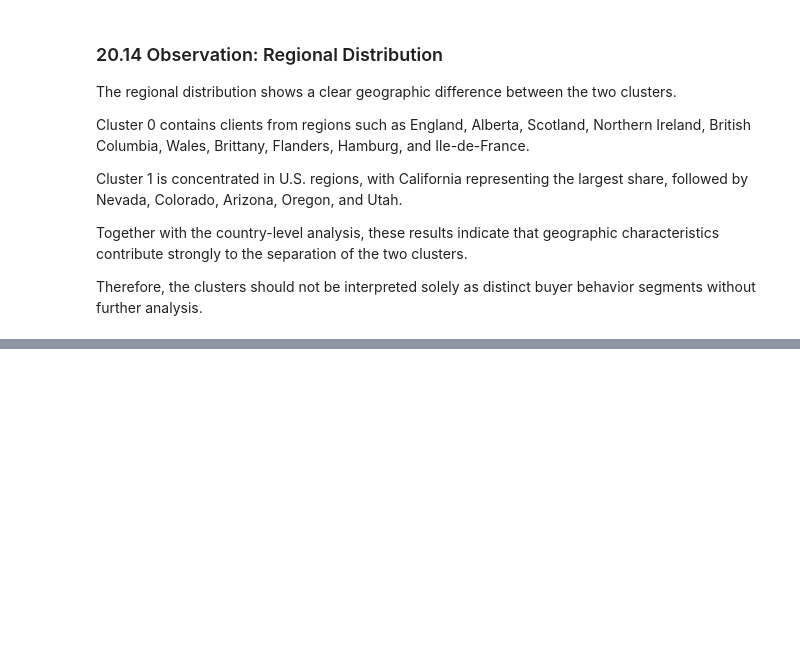
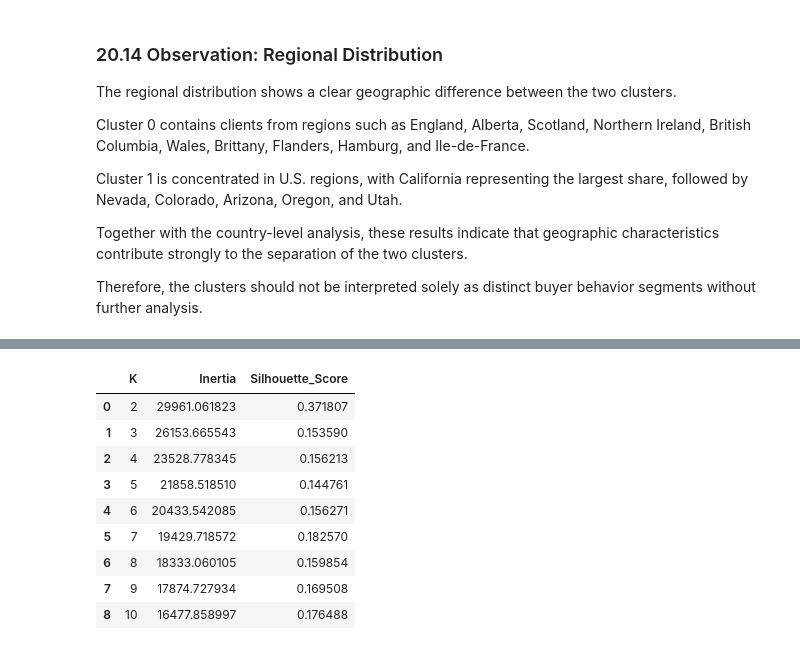
Before and after one commit to Dvnsh-coder/real-estate-ml-project, a Jupyter notebook: notebook/03_Data_Integration_Feature_Engineering.ipynb, the cells around one changed output, grey strips where cells are left out. Cells and saved outputs as stored; diff of their text form; code cells hidden in the pictures; blank space fills up the shorter version.

Commit message:
Complete clustering sensitivity analysis

```diff
--- a/notebook/03_Data_Integration_Feature_Engineering.ipynb
+++ b/notebook/03_Data_Integration_Feature_Engineering.ipynb
@@ -1265,0 +1331,8 @@ Therefore, the clusters should not be interpreted solely as distinct buyer behav
+# %%
+from sklearn.preprocessing import StandardScaler
+
+core_scaler = StandardScaler()
+
+core_scaled_features = core_scaler.fit_transform(
+    core_encoded_features
+)
@@ -1265,0 +1355,21 @@ Therefore, the clusters should not be interpreted solely as distinct buyer behav
+# %%
+core_kmeans_inertia = []
+core_kmeans_silhouette = []
+
+for k in range(2, 11):
+    kmeans = KMeans(
+        n_clusters=k,
+        random_state=42,
+        n_init=10
+    )
+
+    cluster_labels = kmeans.fit_predict(core_scaled_features)
+
+    core_kmeans_inertia.append(kmeans.inertia_)
+
+    score = silhouette_score(
+        core_scaled_features,
+        cluster_labels
+    )
+
+    core_kmeans_silhouette.append(score)
@@ -1265,0 +1382,19 @@ Therefore, the clusters should not be interpreted solely as distinct buyer behav
+# %%
+core_kmeans_results = pd.DataFrame({
+    'K': range(2, 11),
+    'Inertia': core_kmeans_inertia,
+    'Silhouette_Score': core_kmeans_silhouette
+})
+
+core_kmeans_results
+# %% [output]
+|  | K | Inertia | Silhouette_Score |
+| 0 | 2 | 29961.061823 | 0.371807 |
+| 1 | 3 | 26153.665543 | 0.153590 |
+| 2 | 4 | 23528.778345 | 0.156213 |
+| 3 | 5 | 21858.518510 | 0.144761 |
+| 4 | 6 | 20433.542085 | 0.156271 |
+| 5 | 7 | 19429.718572 | 0.182570 |
+| 6 | 8 | 18333.060105 | 0.159854 |
+| 7 | 9 | 17874.727934 | 0.169508 |
+| 8 | 10 | 16477.858997 | 0.176488 |
```
Also changed, not shown: parts of 22 cells of this notebook.
